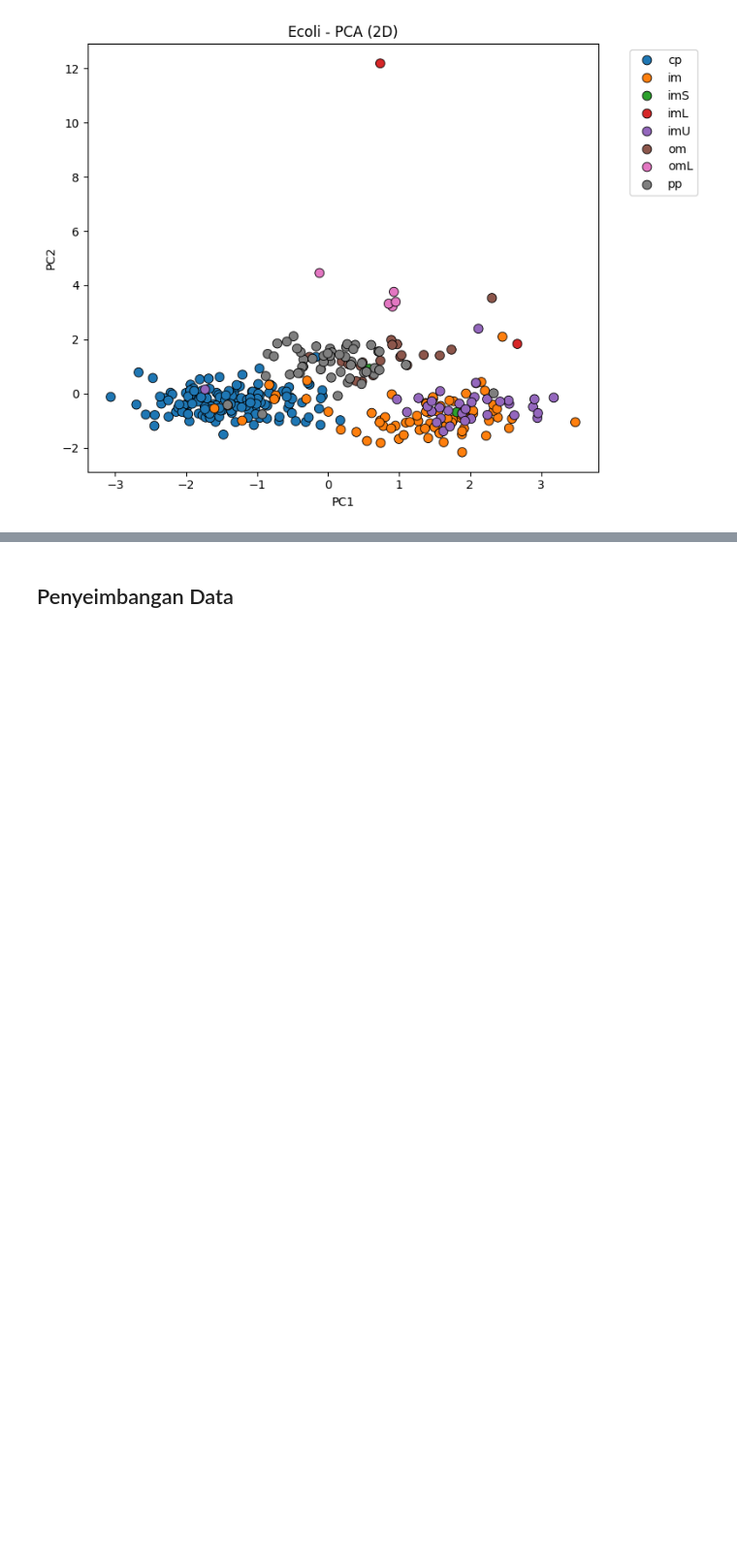
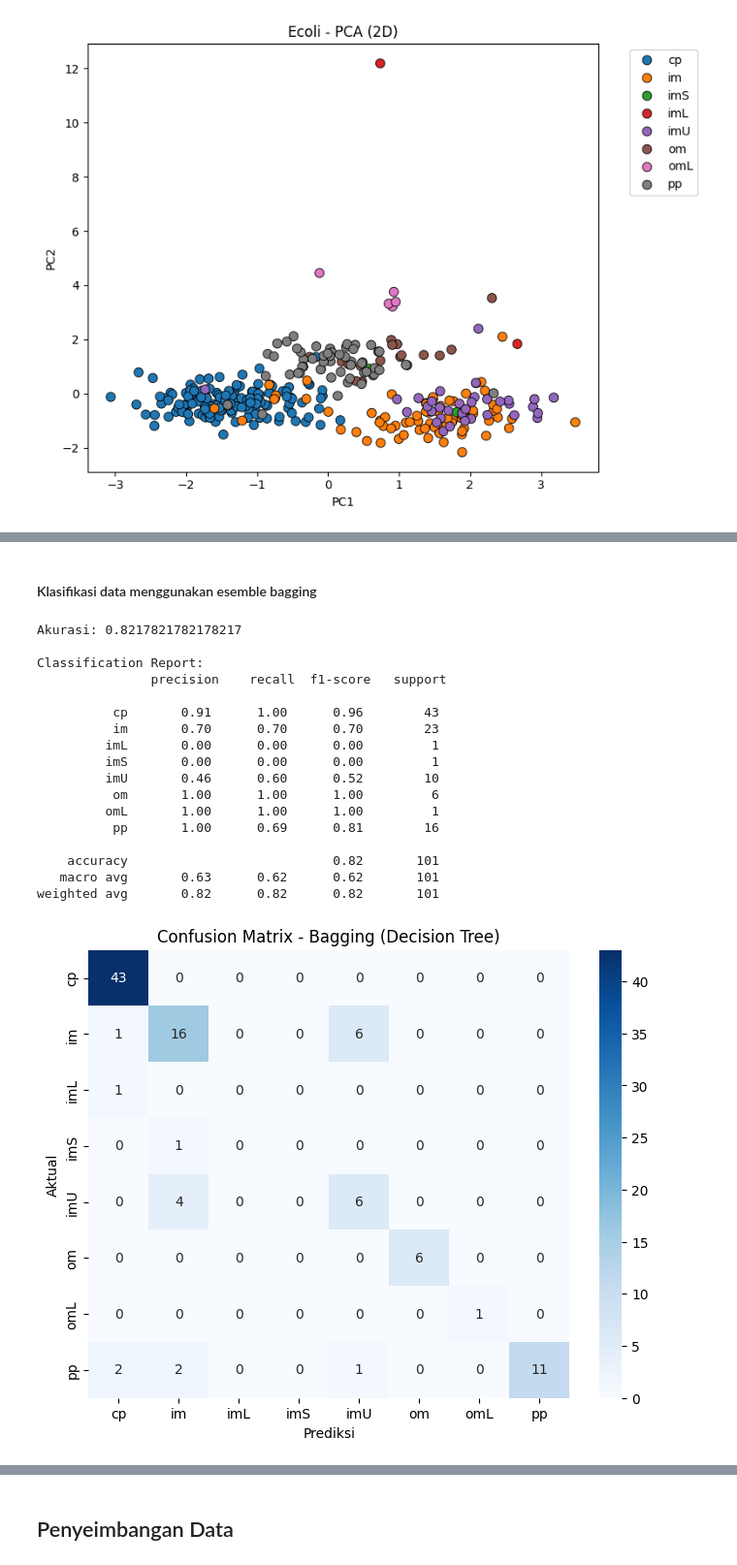
Before and after one commit to AmeliaSafitri/PSD, a Jupyter notebook: _sources/Penyeimbangan_dataset.ipynb, the cells around one changed output, grey strips where cells are left out. Shown at 97% size. Cells and saved outputs as stored; diff of their text form; code cells hidden in the pictures; blank space fills up the shorter version.

```diff
--- a/_sources/Penyeimbangan_dataset.ipynb
+++ b/_sources/Penyeimbangan_dataset.ipynb
@@ -133,0 +323,59 @@ plt.show()
+# %% [markdown]
+#### Klasifikasi data menggunakan esemble bagging
+# %%
+from sklearn.model_selection import train_test_split
+from sklearn.ensemble import BaggingClassifier
+from sklearn.tree import DecisionTreeClassifier
+from sklearn.metrics import accuracy_score, classification_report, confusion_matrix
+import seaborn as sns
+import matplotlib.pyplot as plt
+
+# --- Split data ---
+X_train, X_test, y_train, y_test = train_test_split(
+    X_scaled, y, test_size=0.3, random_state=42, stratify=y
+)
+
+# --- Model Bagging (base: Decision Tree) ---
+bagging = BaggingClassifier(
+    estimator=DecisionTreeClassifier(),  # ganti base_estimator -> estimator
+    n_estimators=100,        # jumlah model
+    random_state=42,
+    n_jobs=-1                # paralelisasi
+)
+bagging.fit(X_train, y_train)
+
+# --- Prediksi ---
+y_pred = bagging.predict(X_test)
+
+# --- Evaluasi ---
+print("Akurasi:", accuracy_score(y_test, y_pred))
+print("\nClassification Report:\n", classification_report(y_test, y_pred))
+
+# --- Confusion Matrix ---
+cm = confusion_matrix(y_test, y_pred, labels=bagging.classes_)
+plt.figure(figsize=(8,6))
+sns.heatmap(cm, annot=True, fmt="d", cmap="Blues",
+            xticklabels=bagging.classes_, yticklabels=bagging.classes_)
+plt.title("Confusion Matrix - Bagging (Decision Tree)")
+plt.xlabel("Prediksi")
+plt.ylabel("Aktual")
+plt.show()
+# %% [output]
+Akurasi: 0.8217821782178217
+
+Classification Report:
+               precision    recall  f1-score   support
+
+          cp       0.91      1.00      0.96        43
+          im       0.70      0.70      0.70        23
+         imL       0.00      0.00      0.00         1
+         imS       0.00      0.00      0.00         1
+         imU       0.46      0.60      0.52        10
+          om       1.00      1.00      1.00         6
+         omL       1.00      1.00      1.00         1
+          pp       1.00      0.69      0.81        16
+
+    accuracy                           0.82       101
+   macro avg       0.63      0.62      0.62       101
+weighted avg       0.82      0.82      0.82       101
+[figure, added]
```
Also changed, not shown: parts of 40 cells of this notebook, 21 other files.
